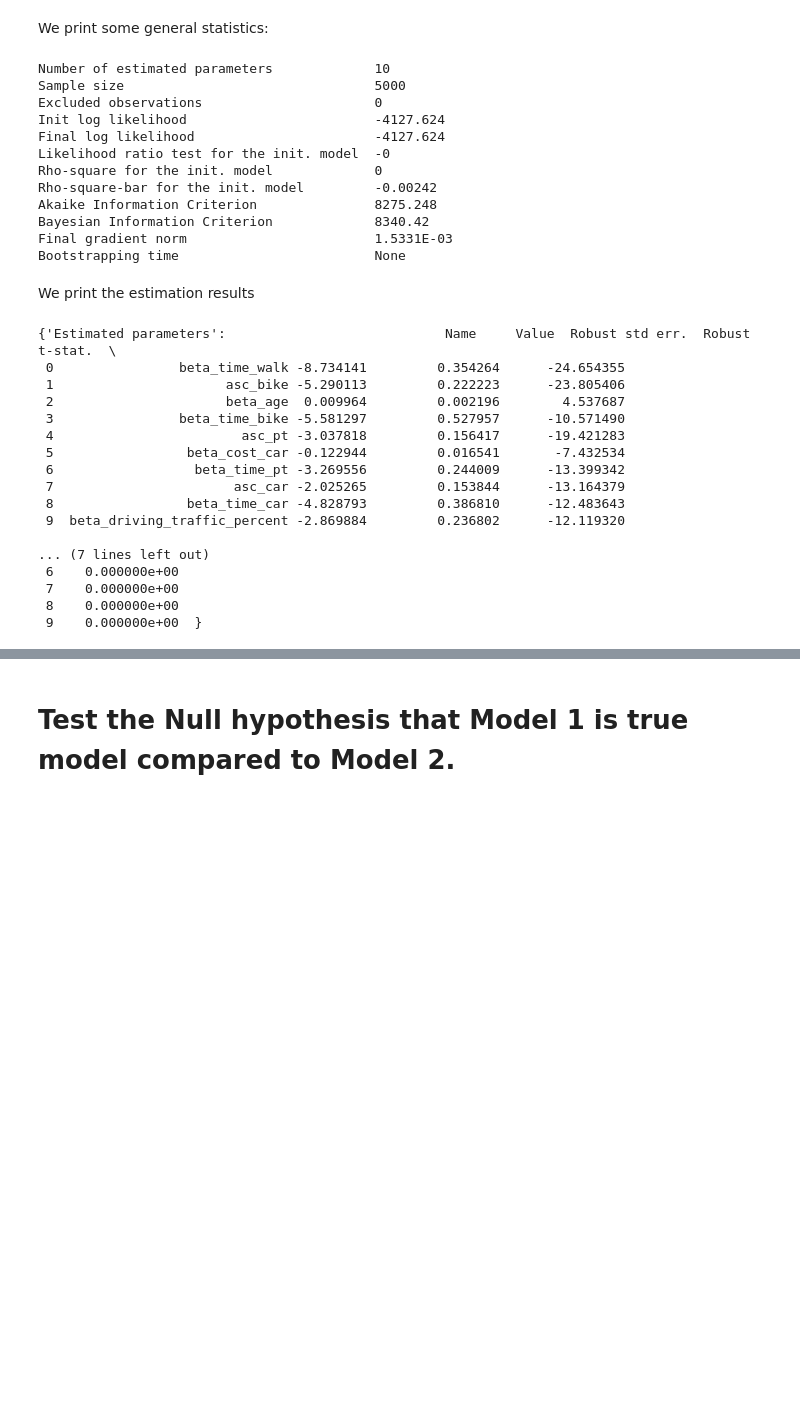
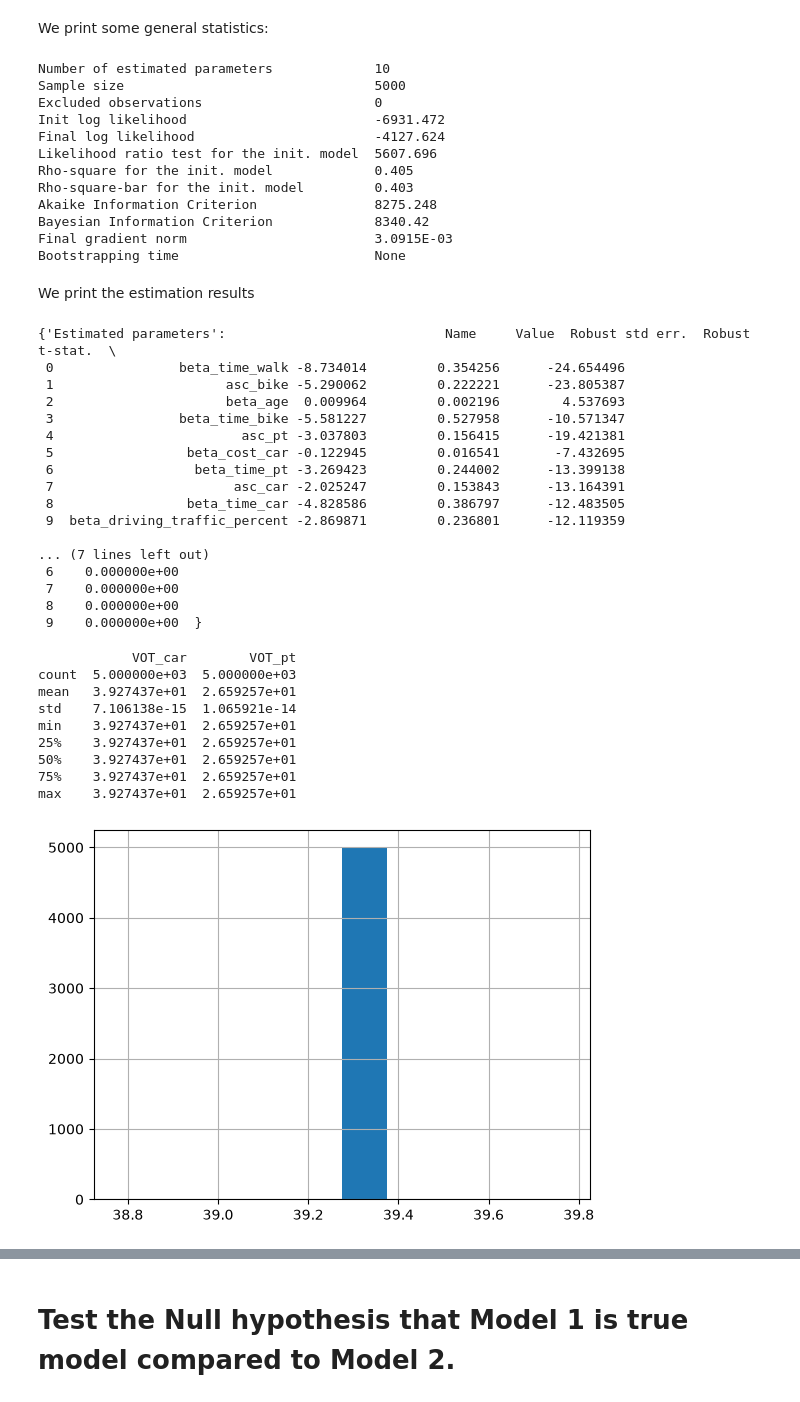
Before and after one commit to chloeruiz0300/Assignment, a Jupyter notebook: Model 2.ipynb, the cells around one changed output, grey strips where cells are left out. Cells and saved outputs as stored; diff of their text form; code cells hidden in the pictures; blank space fills up the shorter version.

Commit message:
VOT modele 2

```diff
--- a/Model 2.ipynb
+++ b/Model 2.ipynb
@@ -108,3 +99,6 @@ beta_time_walk = Beta('beta_time_walk', 0, None, None, 0)
 beta_time_bike = Beta('beta_time_bike', 0, None, None, 0)
 beta_time_pt = Beta('beta_time_pt', 0, None, None, 0)
 beta_driving_traffic_percent = Beta('beta_driving_traffic_percent', 0, None, None, 0)
+cost_car_euro = database.DefineVariable('cost_car_euro', (cost_driving_fuel + cost_driving_ccharge) * 1.16)
+cost_pt_euro = database.DefineVariable('cost_pt_euro', cost_transit * 1.16)
+dur_pt_total = database.DefineVariable('dur_pt_total', dur_pt_access + dur_pt_rail + dur_pt_bus + dur_pt_int)
@@ -139,14 +137,14 @@ print(results_model_2.print_general_statistics())
 Number of estimated parameters             10
 Sample size                                5000
 Excluded observations                      0
-Init log likelihood                        -4127.624
+Init log likelihood                        -6931.472
 Final log likelihood                       -4127.624
-Likelihood ratio test for the init. model  -0
-Rho-square for the init. model             0
-Rho-square-bar for the init. model         -0.00242
+Likelihood ratio test for the init. model  5607.696
+Rho-square for the init. model             0.405
+Rho-square-bar for the init. model         0.403
 Akaike Information Criterion               8275.248
 Bayesian Information Criterion             8340.42
-Final gradient norm                        1.5331E-03
+Final gradient norm                        3.0915E-03
 Bootstrapping time                         None
 # %% [markdown]
 We print the estimation results
@@ -154,19 +152,38 @@ We print the estimation results
 get_pandas_estimated_parameters(estimation_results=results_model_2)
 # %% [output]
 {'Estimated parameters':                            Name     Value  Robust std err.  Robust t-stat.  \
- 0                beta_time_walk -8.734141         0.354264      -24.654355
- 1                      asc_bike -5.290113         0.222223      -23.805406
- 2                      beta_age  0.009964         0.002196        4.537687
- 3                beta_time_bike -5.581297         0.527957      -10.571490
- 4                        asc_pt -3.037818         0.156417      -19.421283
- 5                 beta_cost_car -0.122944         0.016541       -7.432534
- 6                  beta_time_pt -3.269556         0.244009      -13.399342
- 7                       asc_car -2.025265         0.153844      -13.164379
- 8                 beta_time_car -4.828793         0.386810      -12.483643
- 9  beta_driving_traffic_percent -2.869884         0.236802      -12.119320
+ 0                beta_time_walk -8.734014         0.354256      -24.654496
+ 1                      asc_bike -5.290062         0.222221      -23.805387
+ 2                      beta_age  0.009964         0.002196        4.537693
+ 3                beta_time_bike -5.581227         0.527958      -10.571347
+ 4                        asc_pt -3.037803         0.156415      -19.421381
+ 5                 beta_cost_car -0.122945         0.016541       -7.432695
+ 6                  beta_time_pt -3.269423         0.244002      -13.399138
+ 7                       asc_car -2.025247         0.153843      -13.164391
+ 8                 beta_time_car -4.828586         0.386797      -12.483505
+ 9  beta_driving_traffic_percent -2.869871         0.236801      -12.119359
 
 ... (7 lines left out)
  6    0.000000e+00
  7    0.000000e+00
  8    0.000000e+00
  9    0.000000e+00  }
+# %%
+vot_car = Derive(v_car, 'dur_driving') / Derive(v_car, 'cost_car_euro')
+vot_pt = Derive(v_pt, 'dur_pt_total') / Derive(v_pt, 'cost_pt_euro')
+simulate = {'VOT_car': vot_car, 'VOT_pt': vot_pt}
+biogeme_sim = bio.BIOGEME(database, simulate)
+sim = biogeme_sim.simulate(results_model_2.get_beta_values())
+print(sim[['VOT_car', 'VOT_pt']].describe())
+_ = sim['VOT_car'].hist()
+# %% [output]
+            VOT_car        VOT_pt
+count  5.000000e+03  5.000000e+03
+mean   3.927437e+01  2.659257e+01
+std    7.106138e-15  1.065921e-14
+min    3.927437e+01  2.659257e+01
+25%    3.927437e+01  2.659257e+01
+50%    3.927437e+01  2.659257e+01
+75%    3.927437e+01  2.659257e+01
+max    3.927437e+01  2.659257e+01
+[figure, added]
```
Also changed, not shown: parts of 8 cells of this notebook, 3 other files.
